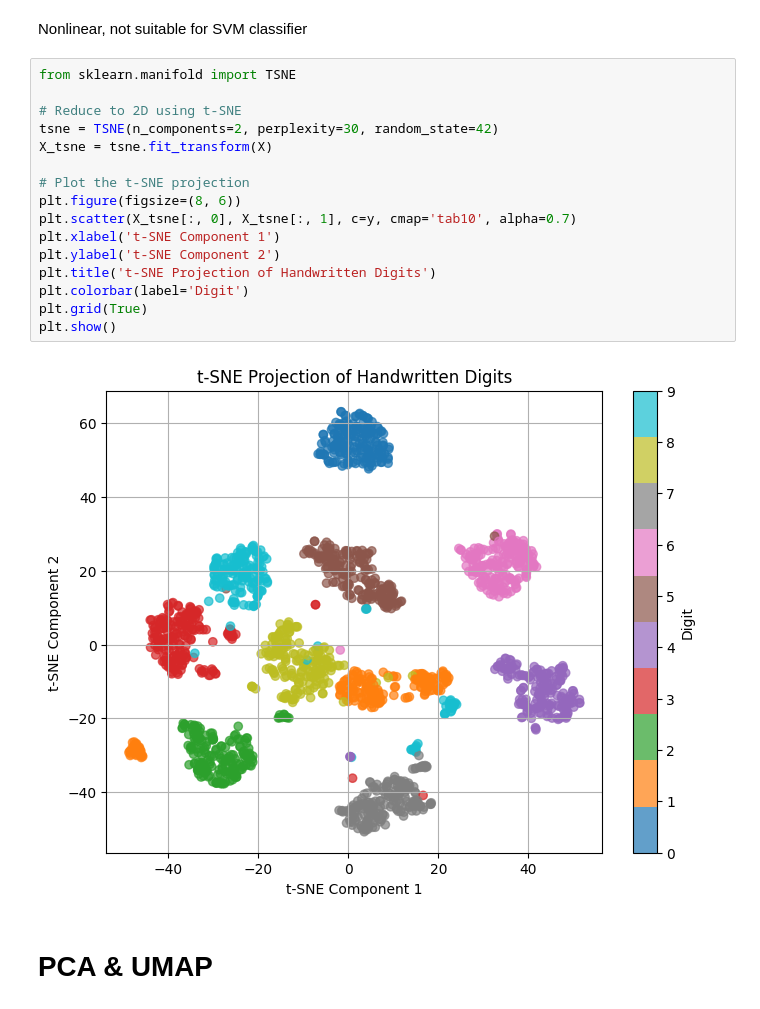
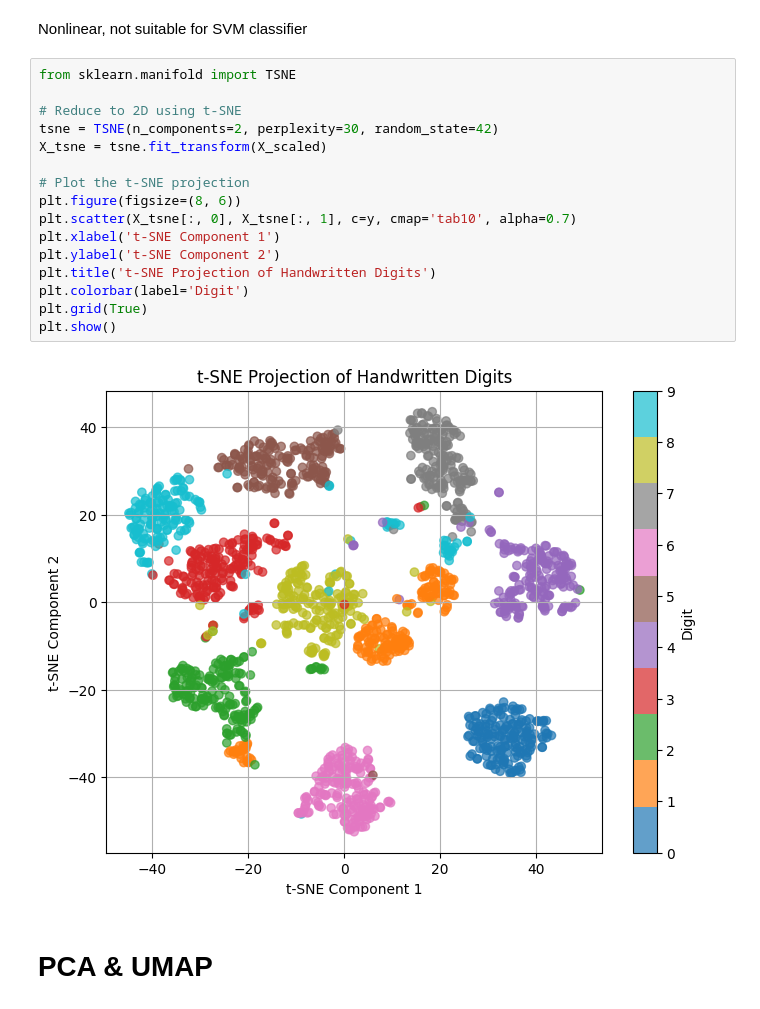
Before and after one commit to okquentin/ECCS_3401, a Jupyter notebook: hw/final_project.ipynb, the cells around one changed output. Saved outputs shown, nothing was run; the diff lists cells and outputs as text.

```diff
--- a/hw/final_project.ipynb
+++ b/hw/final_project.ipynb
@@ -27,21 +30,21 @@ Nonlinear, not suitable for SVM classifier
 # %%
 from sklearn.manifold import TSNE
 
 # Reduce to 2D using t-SNE
 tsne = TSNE(n_components=2, perplexity=30, random_state=42)
-X_tsne = tsne.fit_transform(X)
+X_tsne = tsne.fit_transform(X_scaled)
 
 # Plot the t-SNE projection
 plt.figure(figsize=(8, 6))
 plt.scatter(X_tsne[:, 0], X_tsne[:, 1], c=y, cmap='tab10', alpha=0.7)
 plt.xlabel('t-SNE Component 1')
 plt.ylabel('t-SNE Component 2')
 plt.title('t-SNE Projection of Handwritten Digits')
 plt.colorbar(label='Digit')
 plt.grid(True)
 plt.show()
 # %% [output]
-[figure, old version]
+[figure, new version]
 # %% [markdown]
 # PCA & UMAP
 # %% [markdown]
```
Also changed, not shown: parts of 10 cells of this notebook.
